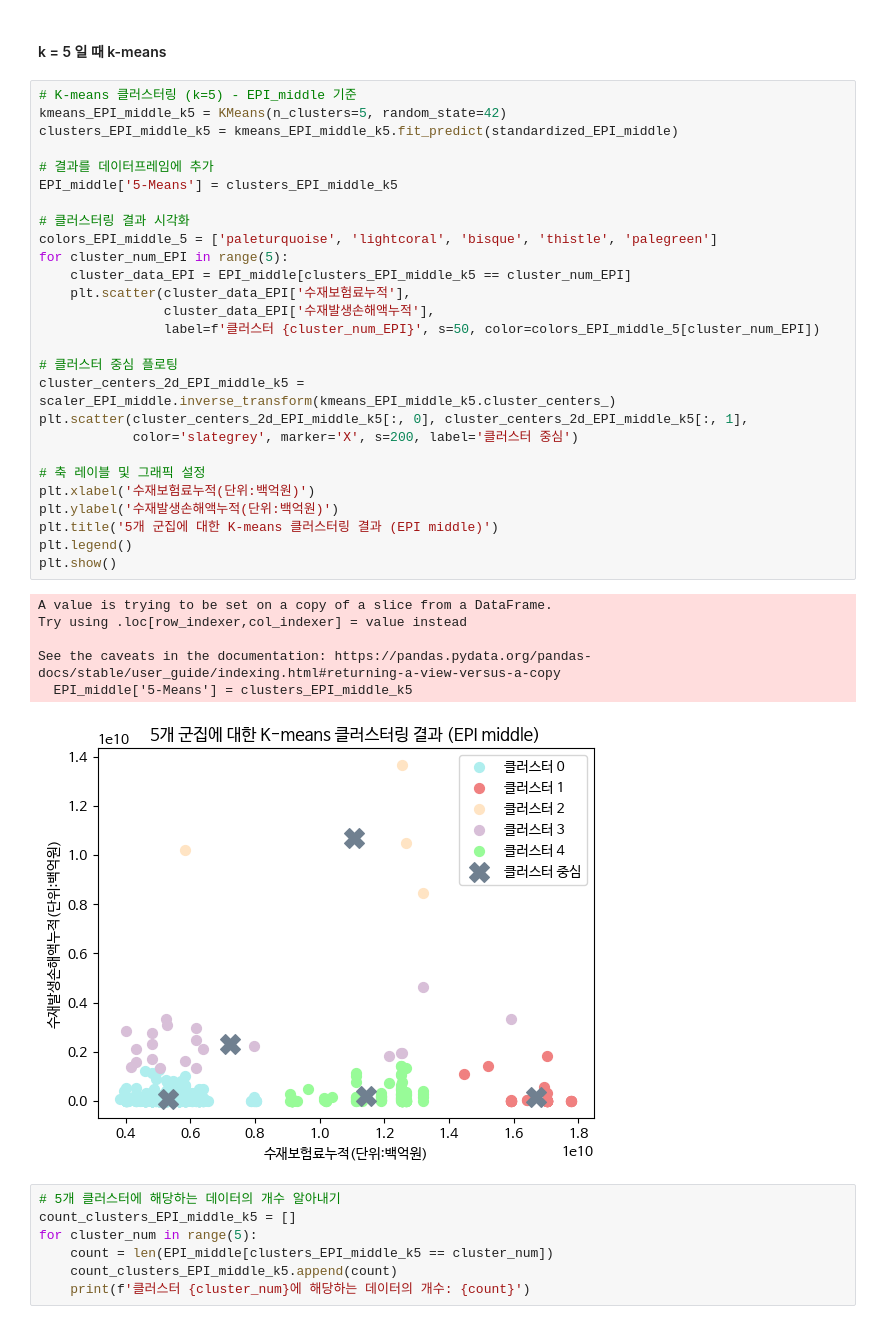
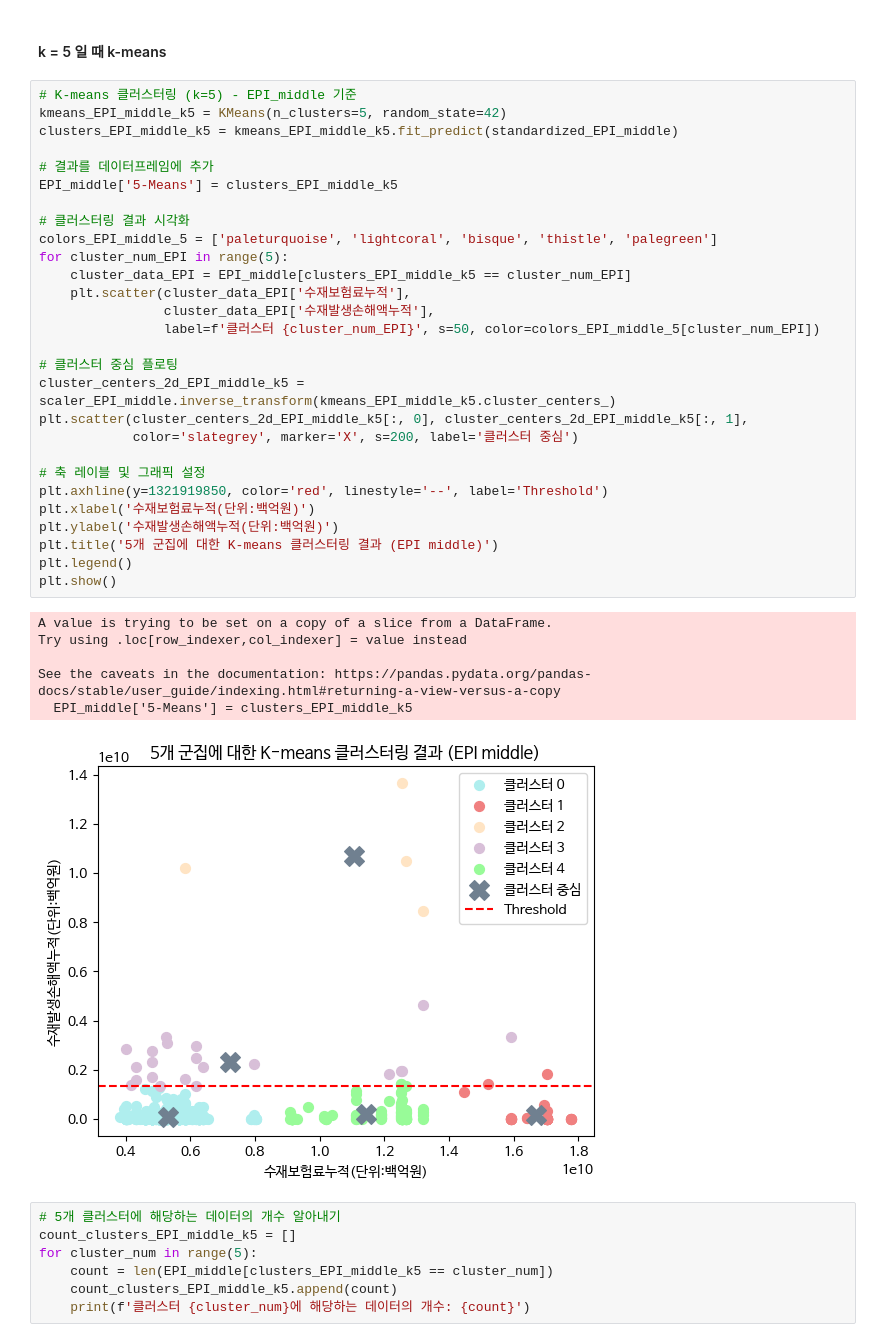
Before and after one commit to HyemiGu/ESC-22WINTER, a Jupyter notebook: 국내재물LL클러스터링.ipynb, the cells around one changed output. Drawn from its saved outputs; the diff is of its cells as text.

```diff
--- a/국내재물LL클러스터링.ipynb
+++ b/국내재물LL클러스터링.ipynb
@@ -568,34 +569,35 @@ kmeans_EPI_middle_k5 = KMeans(n_clusters=5, random_state=42)
 clusters_EPI_middle_k5 = kmeans_EPI_middle_k5.fit_predict(standardized_EPI_middle)
 
 # 결과를 데이터프레임에 추가
 EPI_middle['5-Means'] = clusters_EPI_middle_k5
 
 # 클러스터링 결과 시각화
 colors_EPI_middle_5 = ['paleturquoise', 'lightcoral', 'bisque', 'thistle', 'palegreen']
 for cluster_num_EPI in range(5):
     cluster_data_EPI = EPI_middle[clusters_EPI_middle_k5 == cluster_num_EPI]
     plt.scatter(cluster_data_EPI['수재보험료누적'],
                 cluster_data_EPI['수재발생손해액누적'],
                 label=f'클러스터 {cluster_num_EPI}', s=50, color=colors_EPI_middle_5[cluster_num_EPI])
 
 # 클러스터 중심 플로팅
 cluster_centers_2d_EPI_middle_k5 = scaler_EPI_middle.inverse_transform(kmeans_EPI_middle_k5.cluster_centers_)
 plt.scatter(cluster_centers_2d_EPI_middle_k5[:, 0], cluster_centers_2d_EPI_middle_k5[:, 1],
             color='slategrey', marker='X', s=200, label='클러스터 중심')
 
 # 축 레이블 및 그래픽 설정
+plt.axhline(y=1321919850, color='red', linestyle='--', label='Threshold')
 plt.xlabel('수재보험료누적(단위:백억원)')
 plt.ylabel('수재발생손해액누적(단위:백억원)')
 plt.title('5개 군집에 대한 K-means 클러스터링 결과 (EPI middle)')
 plt.legend()
 plt.show()
 # %% [output]
 A value is trying to be set on a copy of a slice from a DataFrame.
 Try using .loc[row_indexer,col_indexer] = value instead
 
 See the caveats in the documentation: https://pandas.pydata.org/pandas-docs/stable/user_guide/indexing.html#returning-a-view-versus-a-copy
   EPI_middle['5-Means'] = clusters_EPI_middle_k5
-[figure, old version]
+[figure, new version]
 # %%
 # 5개 클러스터에 해당하는 데이터의 개수 알아내기
 count_clusters_EPI_middle_k5 = []
```
Also changed, not shown: parts of 3 cells of this notebook.
